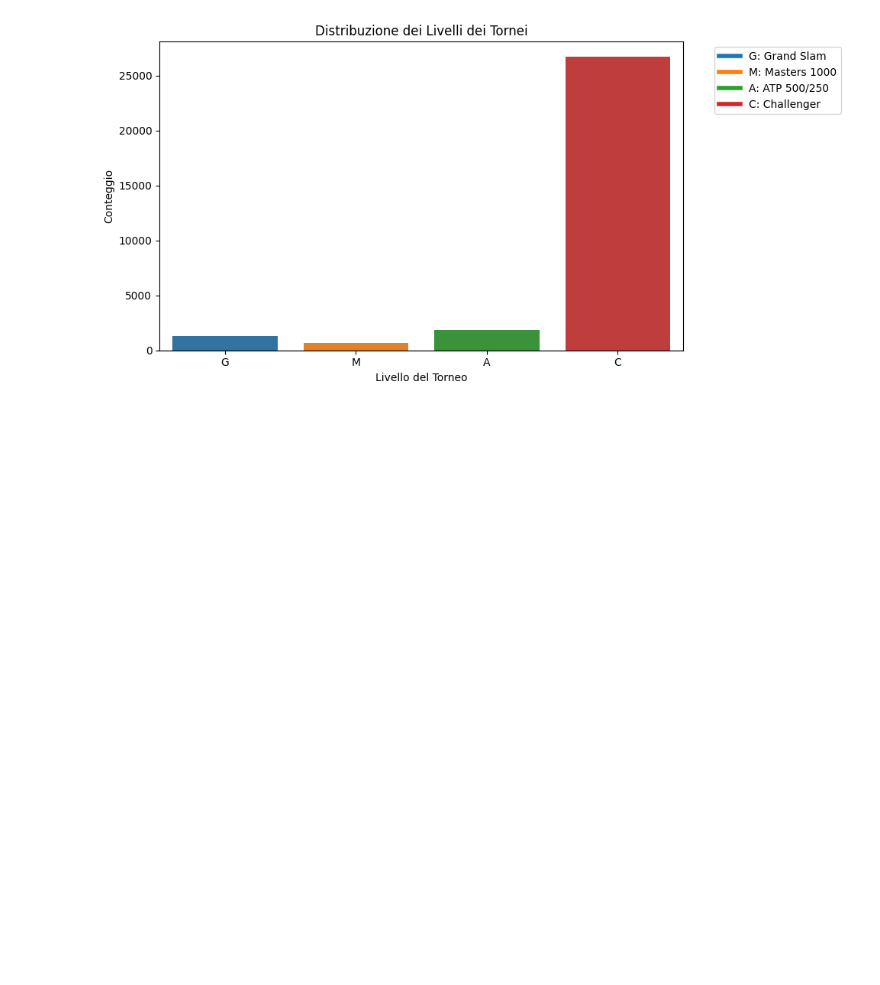
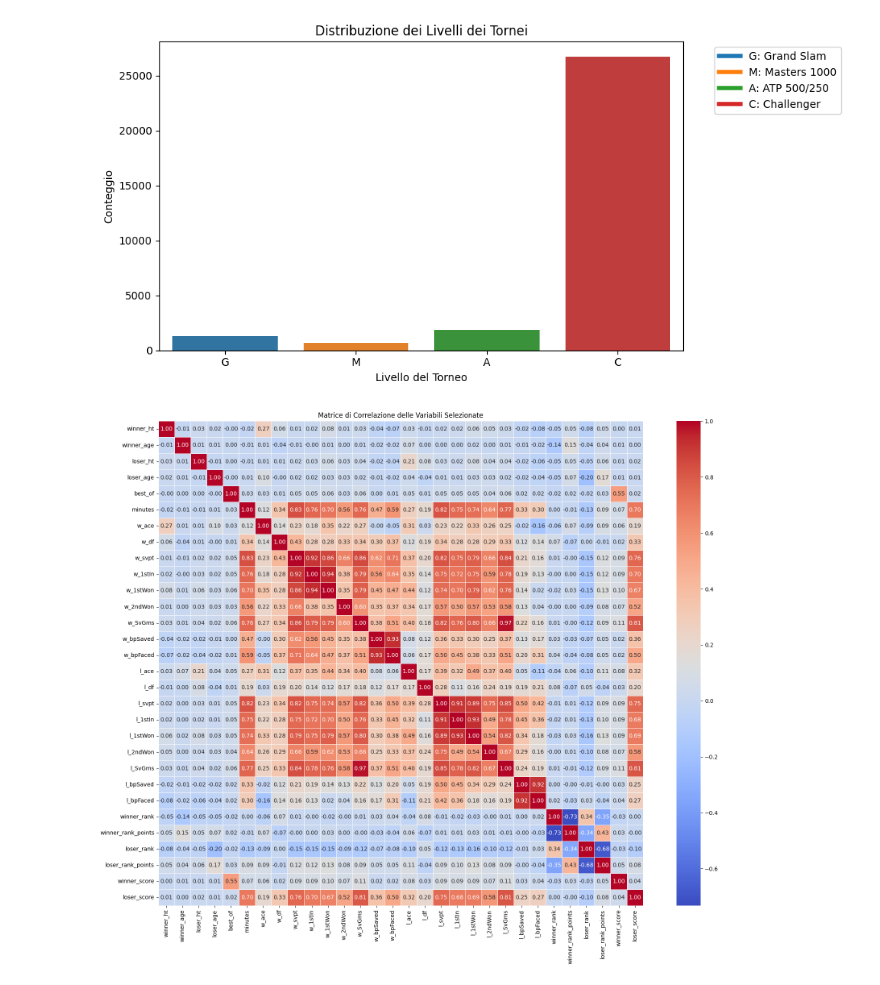
Before and after one commit to MarioAlfio/Tennis_bet, a Jupyter notebook: eda_analysis_part1.ipynb, the cells around one changed output. Drawn from its saved outputs; the diff is of its cells as text; code cells hidden in the pictures; blank space fills up the shorter version.

```diff
--- a/eda_analysis_part1.ipynb
+++ b/eda_analysis_part1.ipynb
@@ -224,7 +224,7 @@ def calculate_winner_loser_score(df):
 
     return df
 # %%
-df = calculate_winner_score(df)
+df = calculate_winner_loser_score(df)
 
 #print(df['winner_score', 'loser_score'])
 # %%
@@ -361,3 +361,31 @@ plt.tight_layout()
 plt.show()
 # %% [output]
 [figure]
+# %%
+# Selezione delle colonne indicate
+selected_cols = [
+    'winner_ht', 'winner_age', 'loser_ht', 'loser_age', 'best_of', 'minutes',
+    'w_ace', 'w_df', 'w_svpt', 'w_1stIn', 'w_1stWon', 'w_2ndWon',
+    'w_SvGms', 'w_bpSaved', 'w_bpFaced', 'l_ace', 'l_df', 'l_svpt',
+    'l_1stIn', 'l_1stWon', 'l_2ndWon', 'l_SvGms', 'l_bpSaved', 'l_bpFaced',
+    'winner_rank', 'winner_rank_points', 'loser_rank', 'loser_rank_points',
+    'winner_score', 'loser_score'
+]
+
+# Copia del dataset con solo le colonne selezionate
+df_corr = df[selected_cols].copy()
+# %%
+import seaborn as sns
+import matplotlib.pyplot as plt
+
+# Calcolo della matrice di correlazione (ignora automaticamente i NaN)
+corr_matrix = df_corr.corr()
+
+# Visualizzazione con heatmap
+plt.figure(figsize=(18, 14))
+sns.heatmap(corr_matrix, annot=True, fmt='.2f', cmap='coolwarm', square=True, linewidths=0.5)
+plt.title('Matrice di Correlazione delle Variabili Selezionate')
+plt.tight_layout()
+plt.show()
+# %% [output]
+[figure, added]
```
Also changed, not shown: parts of 7 cells of this notebook, 2 other files.
